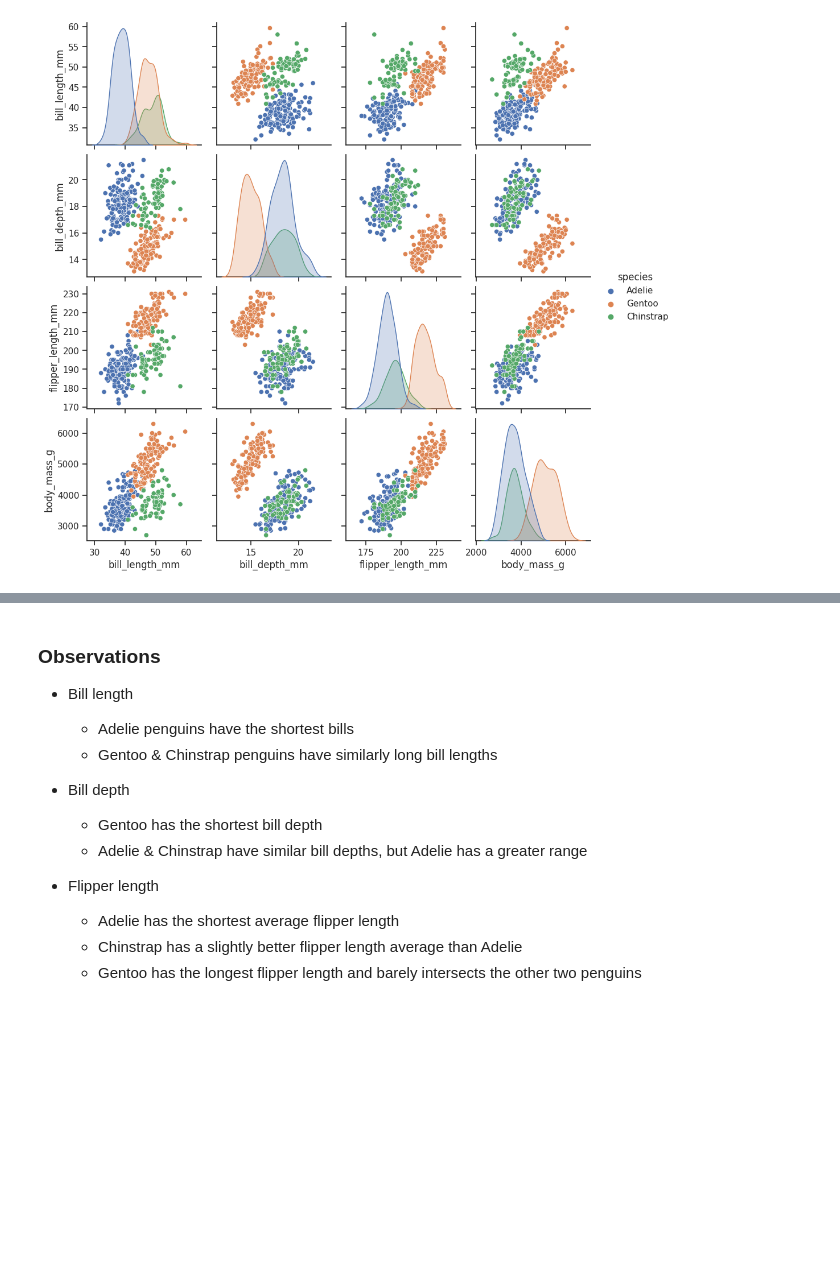
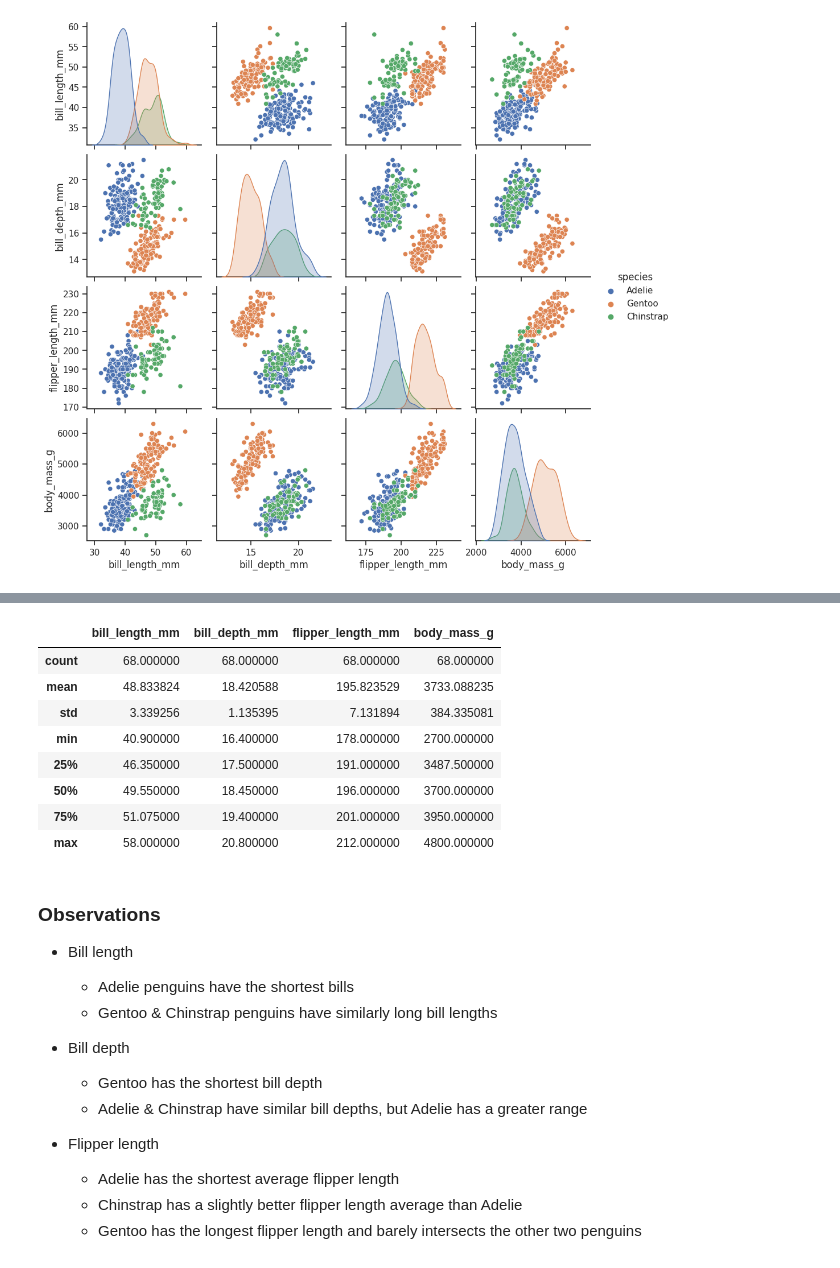
Before and after one commit to jacobgulan/palmer-penguins-identification, a Jupyter notebook: solution.ipynb, the cells around one changed output, grey strips where cells are left out. Saved outputs shown, nothing was run; the diff lists cells and outputs as text; code cells hidden in the pictures; blank space fills up the shorter version.

```diff
--- a/solution.ipynb
+++ b/solution.ipynb
@@ -137,3 +163,15 @@ sns.pairplot(df, hue="species")
+# %%
+chinstrap.describe()
+# %% [output]
+|  | bill_length_mm | bill_depth_mm | flipper_length_mm | body_mass_g |
+| count | 68.000000 | 68.000000 | 68.000000 | 68.000000 |
+| mean | 48.833824 | 18.420588 | 195.823529 | 3733.088235 |
+| std | 3.339256 | 1.135395 | 7.131894 | 384.335081 |
+| min | 40.900000 | 16.400000 | 178.000000 | 2700.000000 |
+| 25% | 46.350000 | 17.500000 | 191.000000 | 3487.500000 |
+| 50% | 49.550000 | 18.450000 | 196.000000 | 3700.000000 |
+| 75% | 51.075000 | 19.400000 | 201.000000 | 3950.000000 |
+| max | 58.000000 | 20.800000 | 212.000000 | 4800.000000 |
 # %% [markdown]
 ### Observations
 
```
Also changed, not shown: parts of 3 cells of this notebook.
